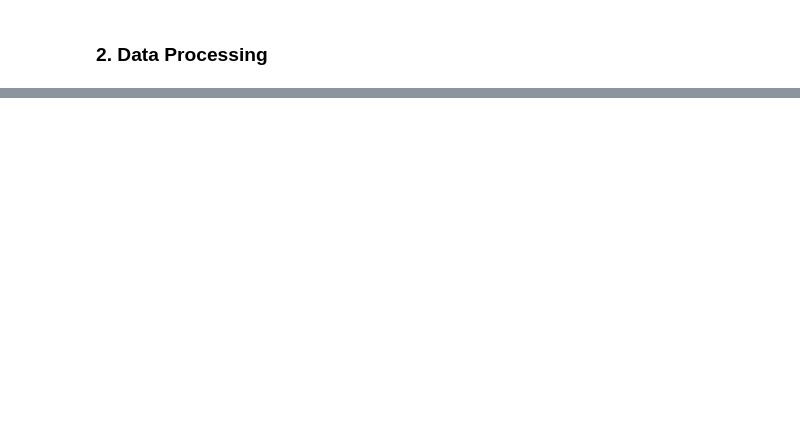
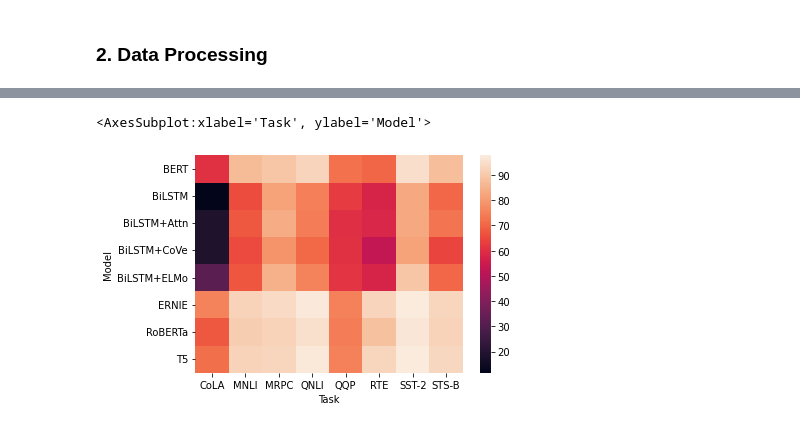
Before and after one commit to Ghalicb/historical-cookbook-digitalisation, a Jupyter notebook: src/recipes_analysis.ipynb, the cells around one changed output, grey strips where cells are left out. Cells and saved outputs as stored; diff of their text form; code cells hidden in the pictures; blank space fills up the shorter version.

```diff
--- a/src/recipes_analysis.ipynb
+++ b/src/recipes_analysis.ipynb
@@ -103,0 +212,6 @@ set([k for (k, v) in contents_multiset.items() if v > 1])
+# %%
+glue = sns.load_dataset("glue").pivot("Model", "Task", "Score")
+sns.heatmap(glue)
+# %% [output]
+<AxesSubplot:xlabel='Task', ylabel='Model'>
+[figure, added]
```
Also changed, not shown: parts of 20 cells of this notebook.
